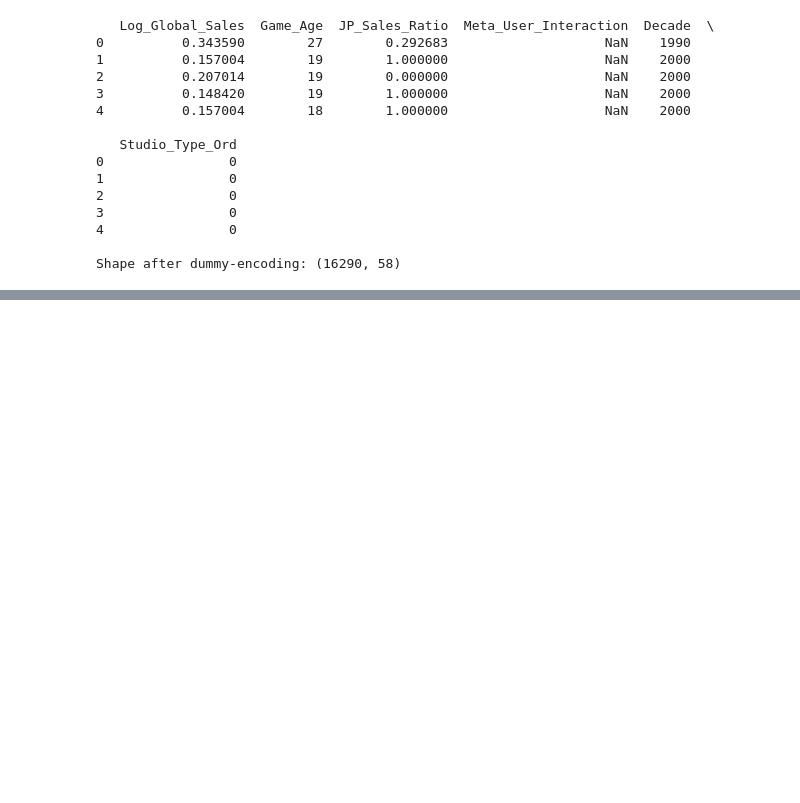
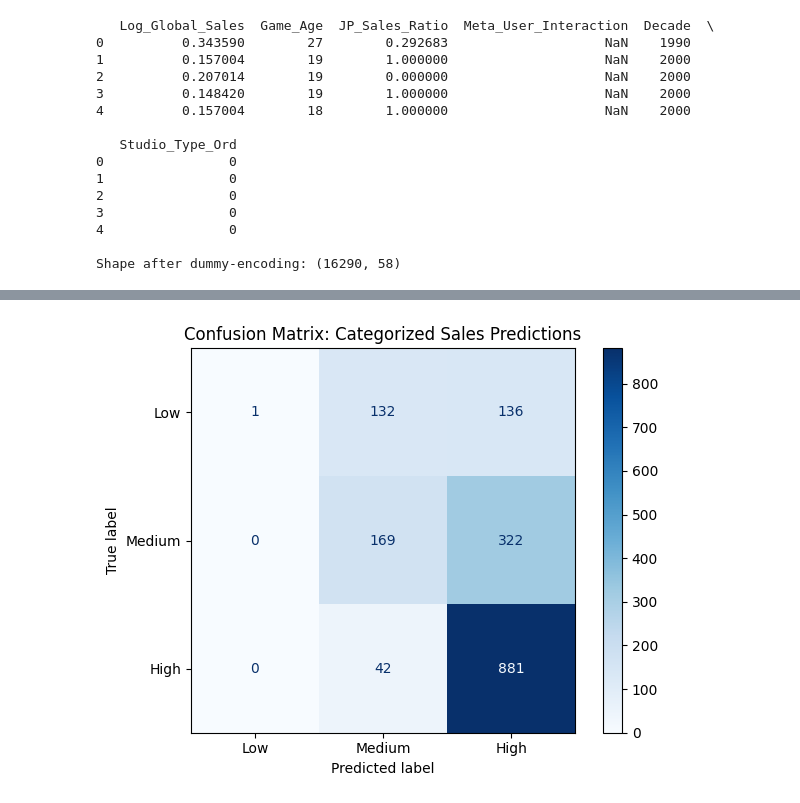
Before and after one commit to mertqara/PopularGameGenres, a Jupyter notebook: dataVisualisationAndAnalysis.ipynb, the cells around one changed output, grey strips where cells are left out. Saved outputs shown, nothing was run; the diff lists cells and outputs as text; code cells hidden in the pictures; blank space fills up the shorter version.

```diff
--- a/dataVisualisationAndAnalysis.ipynb
+++ b/dataVisualisationAndAnalysis.ipynb
@@ -417,0 +449,23 @@ R² on test (dropping NaNs): 0.6267584485130826
+# %%
+from sklearn.metrics import confusion_matrix, ConfusionMatrixDisplay
+import numpy as np
+import matplotlib.pyplot as plt
+import pandas as pd
+
+# 1. Define bins and labels
+bins = np.quantile(y, [0, 1/3, 2/3, 1])
+labels = ['Low', 'Medium', 'High']
+
+# 2. Bin the actual and predicted values
+y_test_cat = pd.cut(y_test, bins=bins, labels=labels, include_lowest=True).astype(str)
+y_pred_cat = pd.cut(y_pred, bins=bins, labels=labels, include_lowest=True).astype(str)
+
+# 3. Compute and display confusion matrix
+cm = confusion_matrix(y_test_cat, y_pred_cat, labels=labels)
+disp = ConfusionMatrixDisplay(confusion_matrix=cm, display_labels=labels)
+disp.plot(cmap='Blues')
+plt.title('Confusion Matrix: Categorized Sales Predictions')
+plt.tight_layout()
+plt.show()
+# %% [output]
+[figure, added]
```
Also changed, not shown: parts of 3 cells of this notebook.
